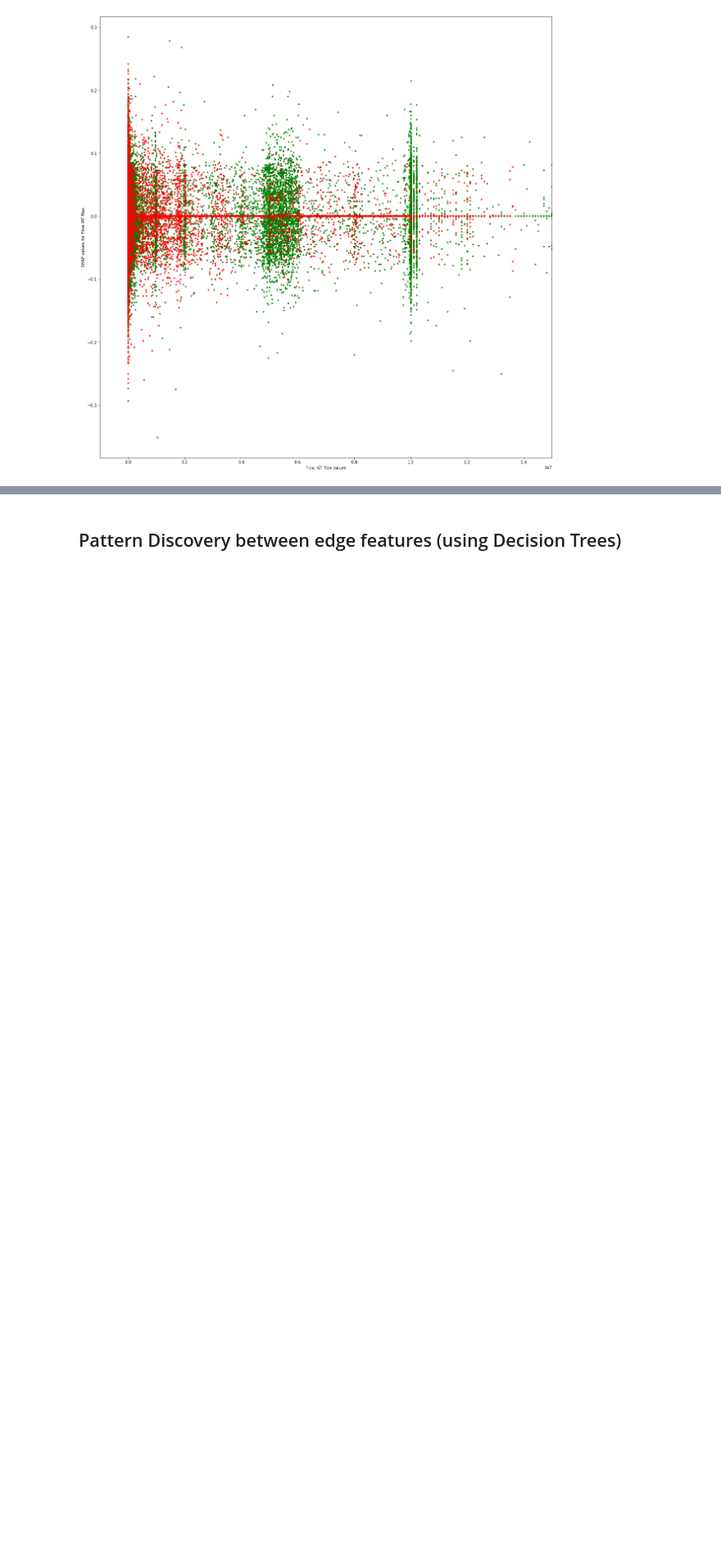
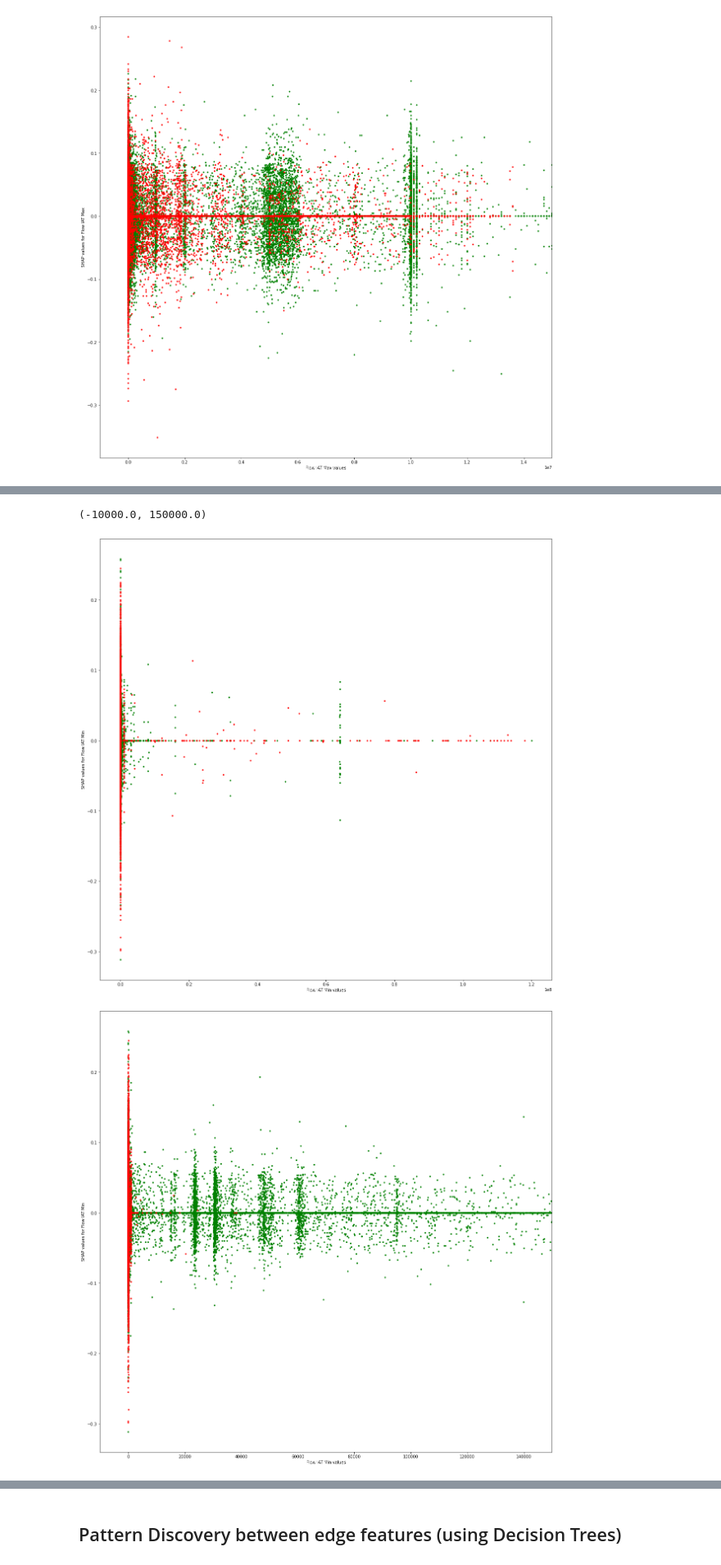
Before and after one commit to EagleEye1107/E-GNNExplainer, a Jupyter notebook: jupyter_notebooks/XAI/SHAP/shap_explanation.ipynb, the cells around one changed output, grey strips where cells are left out. Shown at 82% size. Drawn from its saved outputs; the diff is of its cells as text; code cells hidden in the pictures; blank space fills up the shorter version.

```diff
--- a/jupyter_notebooks/XAI/SHAP/shap_explanation.ipynb
+++ b/jupyter_notebooks/XAI/SHAP/shap_explanation.ipynb
@@ -148,0 +188,17 @@ ax.set_xlim([-1000000, 15000000])
+# %%
+fig, ax = plt.subplots(figsize=(20, 20))
+ax.scatter(load_shap_values[benign_indx," Flow IAT Min"].data, load_shap_values[benign_indx," Flow IAT Min"].values, color = "g", marker = "o", s = 8)
+ax.scatter(load_shap_values[attack_indx," Flow IAT Min"].data, load_shap_values[attack_indx," Flow IAT Min"].values, color = "r", marker = "o", s = 8)
+ax.set_xlabel("Flow IAT Min values")
+ax.set_ylabel("SHAP values for Flow IAT Min")
+
+fig, ax = plt.subplots(figsize=(20, 20))
+ax.scatter(load_shap_values[benign_indx," Flow IAT Min"].data, load_shap_values[benign_indx," Flow IAT Min"].values, color = "g", marker = "o", s = 8)
+ax.scatter(load_shap_values[attack_indx," Flow IAT Min"].data, load_shap_values[attack_indx," Flow IAT Min"].values, color = "r", marker = "o", s = 8)
+ax.set_xlabel("Flow IAT Min values")
+ax.set_ylabel("SHAP values for Flow IAT Min")
+ax.set_xlim([-10000, 150000])
+# %% [output]
+(-10000.0, 150000.0)
+[figure, added]
+[figure, added]
```
Also changed, not shown: parts of 15 cells of this notebook, 5 other files.
